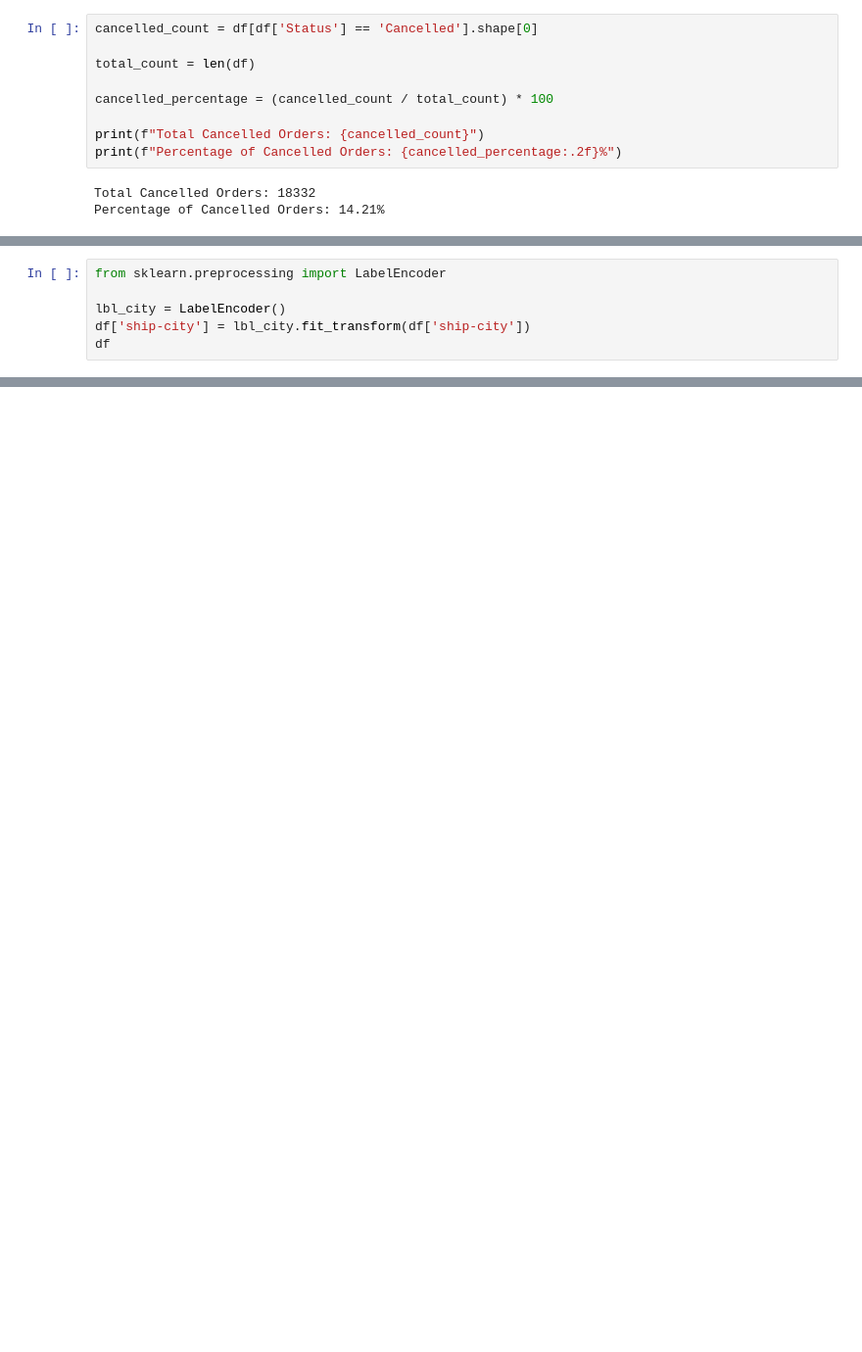
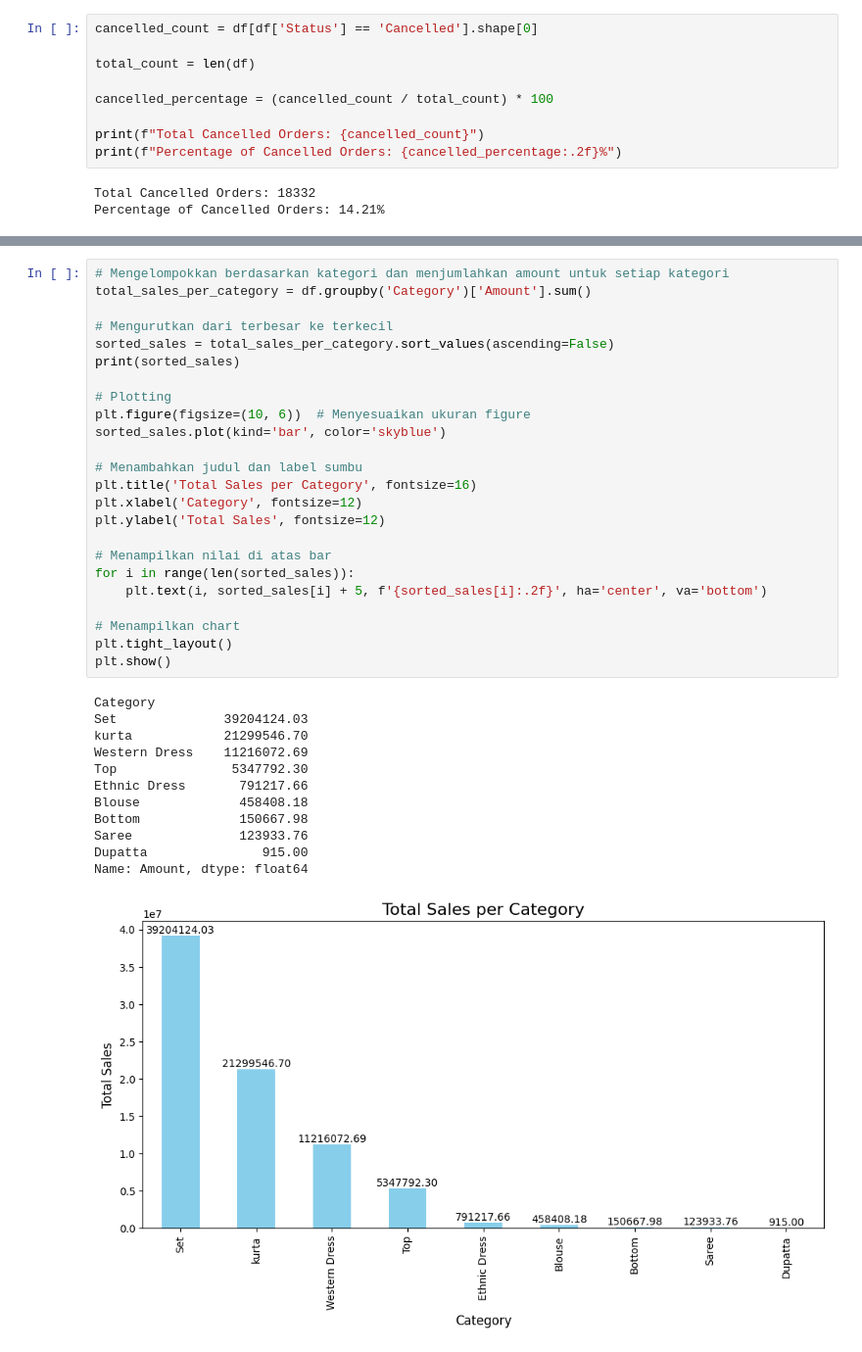
Before and after one commit to ThoriqNaufal20/Analisis-Amazon-Retail, a Jupyter notebook: analysis_retail.ipynb, the cells around one changed output, grey strips where cells are left out. Shown at 98% size. Cells and saved outputs as stored; diff of their text form; blank space fills up the shorter version.

```diff
--- a/analysis_retail.ipynb
+++ b/analysis_retail.ipynb
@@ -199,6 +315,0 @@ kurta          0.002005
-# %%
-from sklearn.preprocessing import LabelEncoder
-
-lbl_city = LabelEncoder()
-df['ship-city'] = lbl_city.fit_transform(df['ship-city'])
-df
@@ -218,0 +316,37 @@ df
+# %%
+# Mengelompokkan berdasarkan kategori dan menjumlahkan amount untuk setiap kategori
+total_sales_per_category = df.groupby('Category')['Amount'].sum()
+
+# Mengurutkan dari terbesar ke terkecil
+sorted_sales = total_sales_per_category.sort_values(ascending=False)
+print(sorted_sales)
+
+# Plotting
+plt.figure(figsize=(10, 6))  # Menyesuaikan ukuran figure
+sorted_sales.plot(kind='bar', color='skyblue')
+
+# Menambahkan judul dan label sumbu
+plt.title('Total Sales per Category', fontsize=16)
+plt.xlabel('Category', fontsize=12)
+plt.ylabel('Total Sales', fontsize=12)
+
+# Menampilkan nilai di atas bar
+for i in range(len(sorted_sales)):
+    plt.text(i, sorted_sales[i] + 5, f'{sorted_sales[i]:.2f}', ha='center', va='bottom')
+
+# Menampilkan chart
+plt.tight_layout()
+plt.show()
+# %% [output]
+Category
+Set              39204124.03
+kurta            21299546.70
+Western Dress    11216072.69
+Top               5347792.30
+Ethnic Dress       791217.66
+Blouse             458408.18
+Bottom             150667.98
+Saree              123933.76
+Dupatta               915.00
+Name: Amount, dtype: float64
+[figure, added]
```
Also changed, not shown: parts of 21 cells of this notebook.
